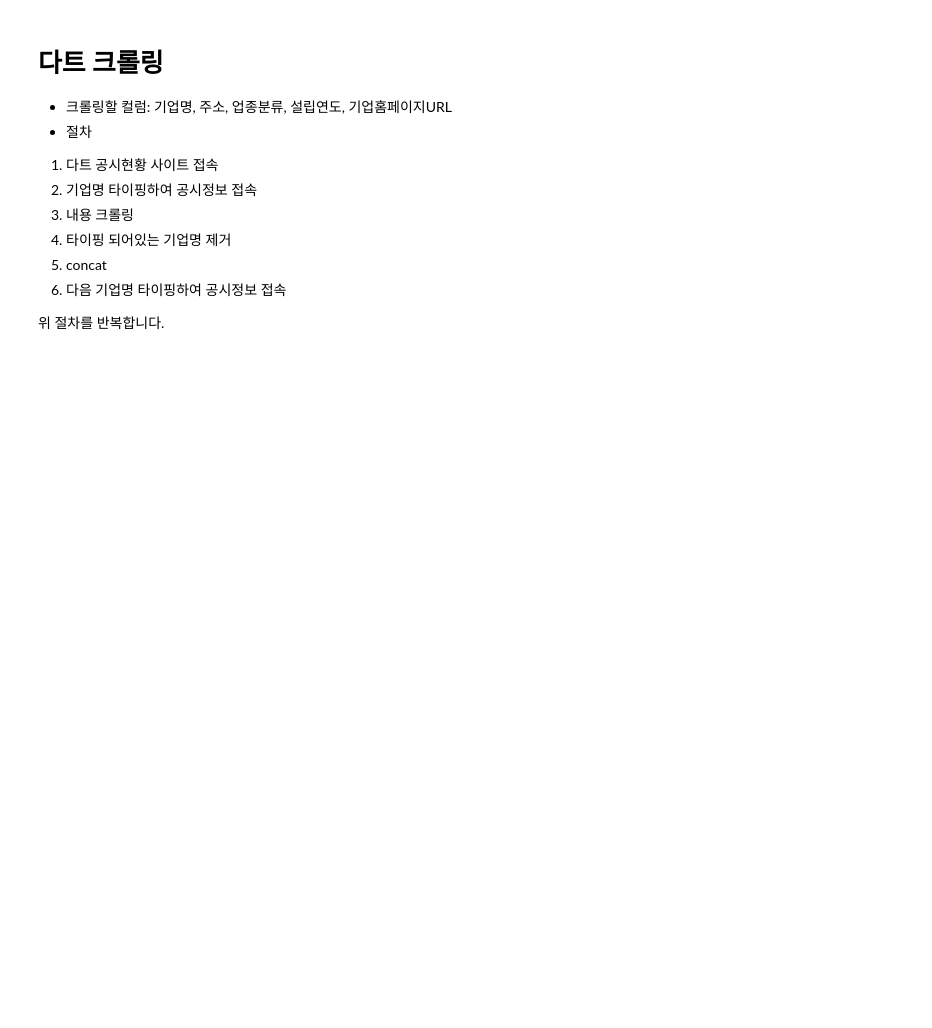
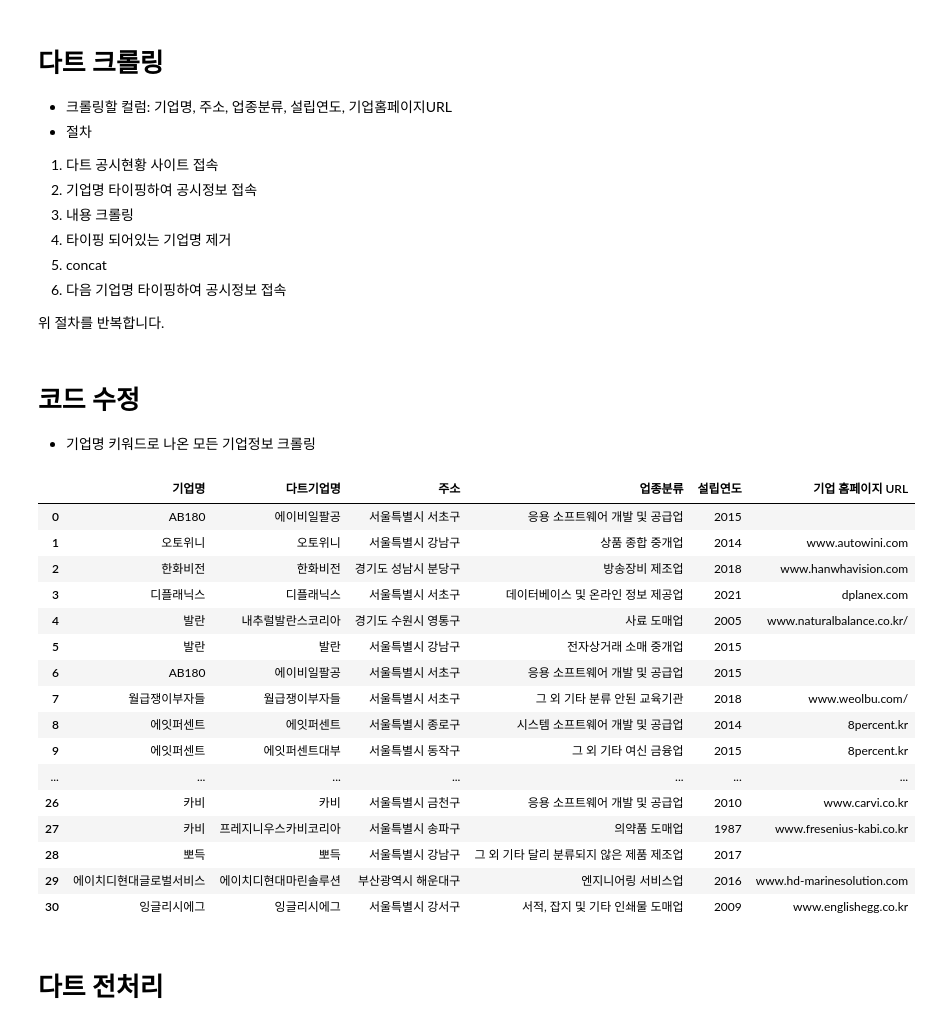
Before and after one commit to Pepi10/b7_Crawling, a Jupyter notebook: 이주복/크롤링 프로그램/다트 크롤링 프로그램.ipynb, the cells around one changed output. Saved outputs shown, nothing was run; the diff lists cells and outputs as text; code cells hidden in the pictures; blank space fills up the shorter version.

```diff
--- a/이주복/크롤링 프로그램/다트 크롤링 프로그램.ipynb
+++ b/이주복/크롤링 프로그램/다트 크롤링 프로그램.ipynb
@@ -72,3 +71,6 @@ for i in df_corp_name:
 driver.quit()
 # %%
 dart_res.to_csv('./dart_result.csv')
+# %% [markdown]
+# 코드 수정
+- 기업명 키워드로 나온 모든 기업정보 크롤링
@@ -74,0 +95,65 @@ dart_res.to_csv('./dart_result.csv')
+# %%
+# 크롤링 프로그램
+url = 'https://dart.fss.or.kr/dsae001/main.do#none'
+
+driver = webdriver.Chrome()
+driver.get(url)
+
+for co in df['기업명']:
+    try:
+        # 기업명 입력 및 검색 로직
+        driver.find_element(By.XPATH, '//*[@id="textCrpNm"]').send_keys(co)
+        # 검색 버튼 클릭 등의 로직
+        driver.find_element(By.XPATH, '//*[@id="rightWrap"]/div[1]/div[1]/ul/li[3]/a').click()
+        time.sleep(.1)
+
+        for i in range(100):
+            try:
+                driver.find_element(By.XPATH, f'//*[@id="corpTabel"]/tbody/tr[{i}]/td[1]/span/a').click()
+                soup = BeautifulSoup(driver.page_source, 'html.parser')
+
+                # 다트 내 기업명
+                corp_name = driver.find_element(By.XPATH, '//*[@id="corpDetailTabel"]/tbody/tr[3]/td').text
+                # 주소
+                address = driver.find_element(By.XPATH, '//*[@id="corpDetailTabel"]/tbody/tr[9]/td').text
+                # 업종명
+                sector = driver.find_element(By.XPATH, '//*[@id="corpDetailTabel"]/tbody/tr[14]/td').text
+                # 설립일
+                corp_year = driver.find_element(By.XPATH, '//*[@id="corpDetailTabel"]/tbody/tr[15]/td').text
+                # 기업 홈페이지URL
+                corp_url = driver.find_element(By.XPATH, '//*[@id="homePage"]').text
+
+                dart_temp = pd.DataFrame([[co, corp_name, address, sector, corp_year, corp_url]],
+                                            columns=['기업명', '다트기업명', '주소', '업종분류', '설립연도', '기업 홈페이지 URL'])
+                dart_res = pd.concat([dart_res, dart_temp])
+            except:
+                # 예외 처리 및 검색창 지우기
+                driver.find_element(By.XPATH, '//*[@id="textCrpNm"]').clear()
+
+    except:
+        # 예외 처리 및 검색창 지우기
+        driver.find_element(By.XPATH, '//*[@id="textCrpNm"]').clear()
+
+driver.quit()
+# %%
+dart_res.to_csv('./dart.result.csv')
+# %% [output]
+|  | 기업명 | 다트기업명 | 주소 | 업종분류 | 설립연도 | 기업 홈페이지 URL |
+| 0 | AB180 | 에이비일팔공 | 서울특별시 서초구 | 응용 소프트웨어 개발 및 공급업 | 2015 |  |
+| 1 | 오토위니 | 오토위니 | 서울특별시 강남구 | 상품 종합 중개업 | 2014 | www.autowini.com |
+| 2 | 한화비전 | 한화비전 | 경기도 성남시 분당구 | 방송장비 제조업 | 2018 | www.hanwhavision.com |
+| 3 | 디플래닉스 | 디플래닉스 | 서울특별시 서초구 | 데이터베이스 및 온라인 정보 제공업 | 2021 | dplanex.com |
+| 4 | 발란 | 내추럴발란스코리아 | 경기도 수원시 영통구 | 사료 도매업 | 2005 | www.naturalbalance.co.kr/ |
+| 5 | 발란 | 발란 | 서울특별시 강남구 | 전자상거래 소매 중개업 | 2015 |  |
+| 6 | AB180 | 에이비일팔공 | 서울특별시 서초구 | 응용 소프트웨어 개발 및 공급업 | 2015 |  |
+| 7 | 월급쟁이부자들 | 월급쟁이부자들 | 서울특별시 서초구 | 그 외 기타 분류 안된 교육기관 | 2018 | www.weolbu.com/ |
+| 8 | 에잇퍼센트 | 에잇퍼센트 | 서울특별시 종로구 | 시스템 소프트웨어 개발 및 공급업 | 2014 | 8percent.kr |
+| 9 | 에잇퍼센트 | 에잇퍼센트대부 | 서울특별시 동작구 | 그 외 기타 여신 금융업 | 2015 | 8percent.kr |
+| ... | ... | ... | ... | ... | ... | ... |
+| 26 | 카비 | 카비 | 서울특별시 금천구 | 응용 소프트웨어 개발 및 공급업 | 2010 | www.carvi.co.kr |
+| 27 | 카비 | 프레지니우스카비코리아 | 서울특별시 송파구 | 의약품 도매업 | 1987 | www.fresenius-kabi.co.kr |
+| 28 | 뽀득 | 뽀득 | 서울특별시 강남구 | 그 외 기타 달리 분류되지 않은 제품 제조업 | 2017 |  |
+| 29 | 에이치디현대글로벌서비스 | 에이치디현대마린솔루션 | 부산광역시 해운대구 | 엔지니어링 서비스업 | 2016 | www.hd-marinesolution.com |
+| 30 | 잉글리시에그 | 잉글리시에그 | 서울특별시 강서구 | 서적, 잡지 및 기타 인쇄물 도매업 | 2009 | www.englishegg.co.kr |
+# %% [markdown]
+# 다트 전처리
```
Also changed, not shown: parts of 7 cells of this notebook, 16 other files.
